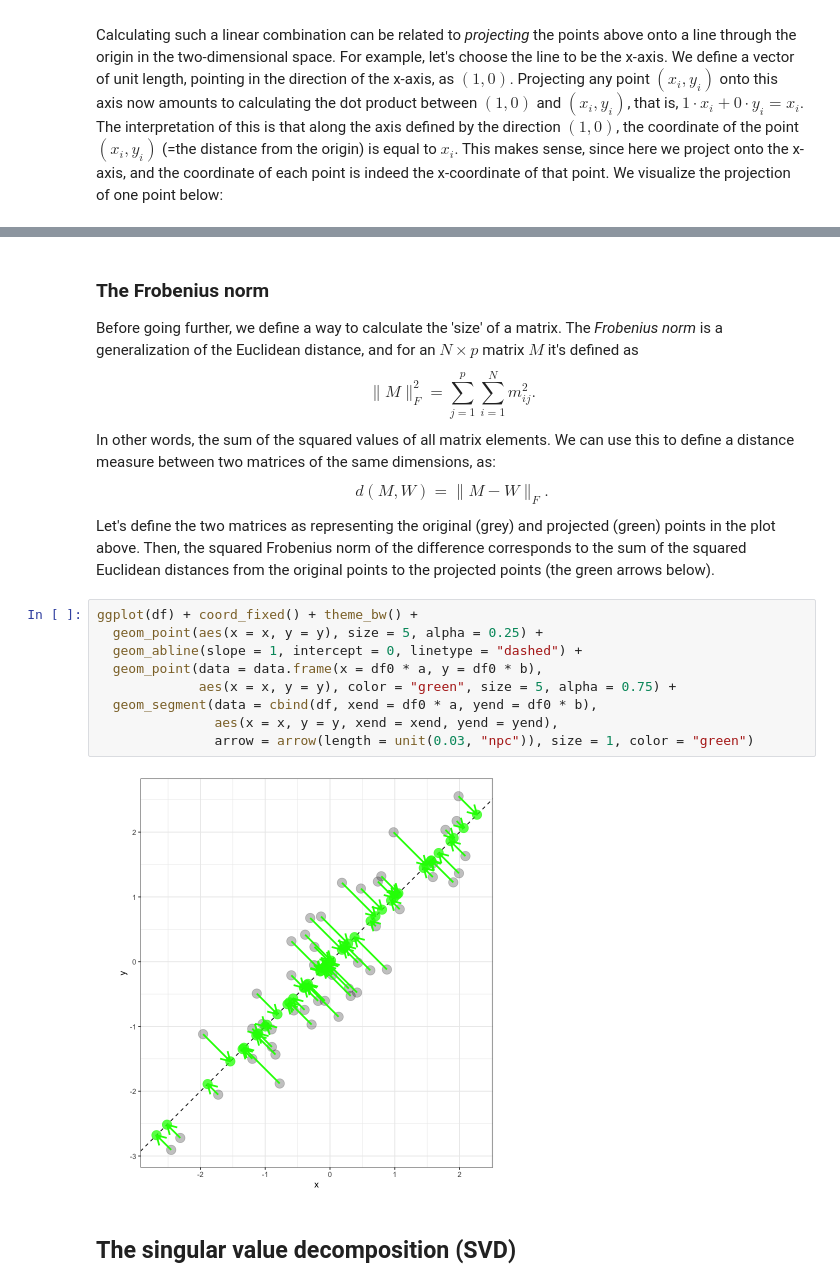
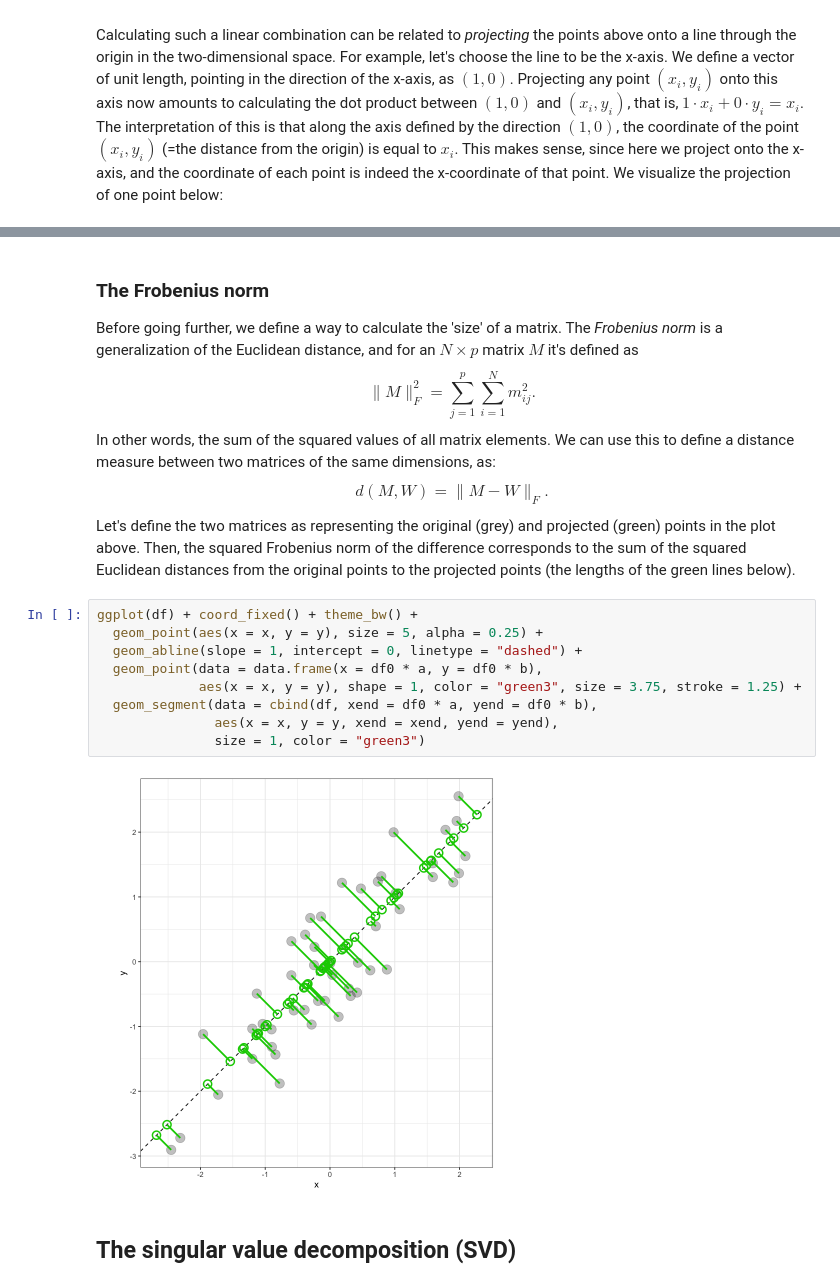
Before and after one commit to fmicompbio/PCA_intro2020, a Jupyter notebook: pca-intro.ipynb, the cells around one changed output, grey strips where cells are left out. Cells and saved outputs as stored; diff of their text form.

```diff
--- a/pca-intro.ipynb
+++ b/pca-intro.ipynb
@@ -126,18 +129,18 @@ We will see below that PCA performs precisely this type of projection (typically
 # %% [markdown]
 ### The Frobenius norm
 
-Before going further, we define a way to calculate the 'size' of a matrix. The _Frobenius norm_ is a generalization of the Euclidean distance, and for an $N\times p$ matrix $M$ it's defined as $$\|M\|_F^2=\sum_{j=1}^p\sum_{i=1}^Nm_{ij}^2.$$In other words, the sum of the squared values of all matrix elements. We can use this to define a distance measure between two matrices of the same dimensions, as: $$d(M,W)=\|M-W\|_F.$$Let's define the two matrices as representing the original (grey) and projected (green) points in the plot above. Then, the squared Frobenius norm of the difference corresponds to the sum of the squared Euclidean distances from the original points to the projected points (the green arrows below).
+Before going further, we define a way to calculate the 'size' of a matrix. The _Frobenius norm_ is a generalization of the Euclidean distance, and for an $N\times p$ matrix $M$ it's defined as $$\|M\|_F^2=\sum_{j=1}^p\sum_{i=1}^Nm_{ij}^2.$$In other words, the sum of the squared values of all matrix elements. We can use this to define a distance measure between two matrices of the same dimensions, as: $$d(M,W)=\|M-W\|_F.$$Let's define the two matrices as representing the original (grey) and projected (green) points in the plot above. Then, the squared Frobenius norm of the difference corresponds to the sum of the squared Euclidean distances from the original points to the projected points (the lengths of the green lines below).
 # %%
 ggplot(df) + coord_fixed() + theme_bw() +
   geom_point(aes(x = x, y = y), size = 5, alpha = 0.25) +
   geom_abline(slope = 1, intercept = 0, linetype = "dashed") +
   geom_point(data = data.frame(x = df0 * a, y = df0 * b),
-             aes(x = x, y = y), color = "green", size = 5, alpha = 0.75) +
+             aes(x = x, y = y), shape = 1, color = "green3", size = 3.75, stroke = 1.25) +
   geom_segment(data = cbind(df, xend = df0 * a, yend = df0 * b),
                aes(x = x, y = y, xend = xend, yend = yend),
-               arrow = arrow(length = unit(0.03, "npc")), size = 1, color = "green")
+               size = 1, color = "green3")
 # %% [output]
-[figure, old version]
+[figure, new version]
 # %% [markdown]
 ## The singular value decomposition (SVD)
 # %% [markdown]
```
Also changed, not shown: parts of 25 cells of this notebook.
